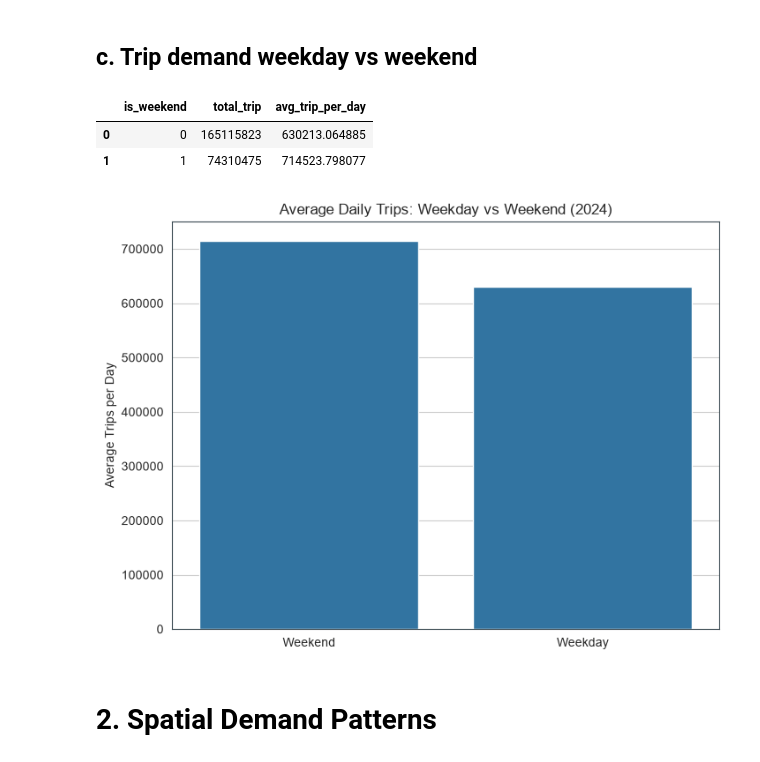
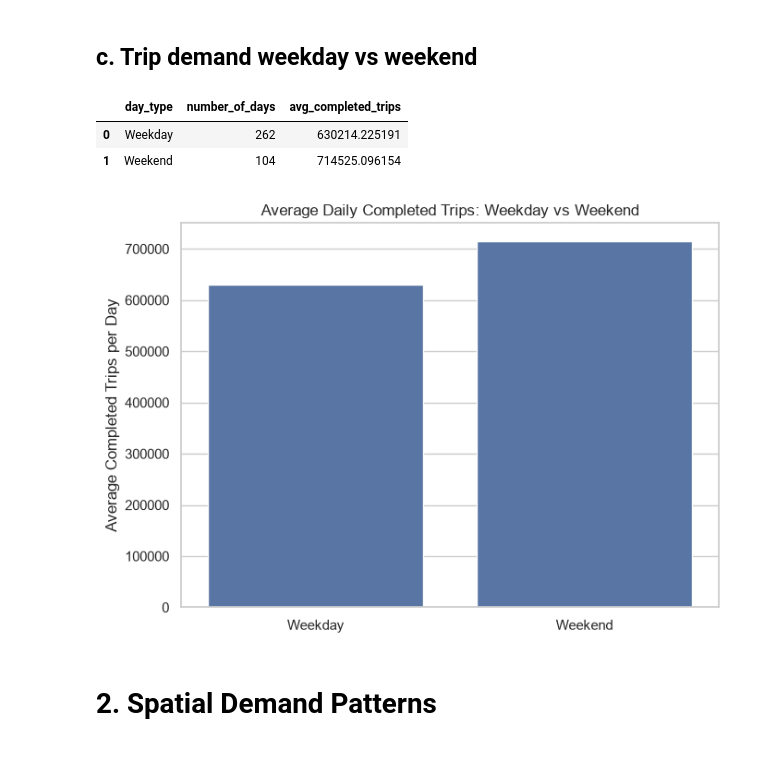
Before and after one commit to WendiOngki/ride-hailing-demand-fleet-allocation, a Jupyter notebook: notebooks/04_descriptive_and_proxy_analytics.ipynb, the cells around one changed output. Drawn from its saved outputs; the diff is of its cells as text; code cells hidden in the pictures.

```diff
--- a/notebooks/04_descriptive_and_proxy_analytics.ipynb
+++ b/notebooks/04_descriptive_and_proxy_analytics.ipynb
@@ -82,32 +173,50 @@ plt.show()
 # %% [markdown]
 ## c. Trip demand weekday vs weekend
 # %%
-df_weekend = con.execute("""
+df_day_type = con.execute("""
+    WITH daily_trips AS (
+        SELECT
+            CAST(pickup_datetime AS DATE) AS trip_date,
+            CASE
+                WHEN ISODOW(pickup_datetime) IN (6, 7)
+                THEN 'Weekend'
+                ELSE 'Weekday'
+            END AS day_type,
+            COUNT(*) AS completed_trips
+        FROM fact_trip
+        GROUP BY trip_date, day_type
+    )
+
     SELECT
-        t.is_weekend,
-        COUNT(*) AS total_trip,
-        COUNT(*) * 1.0 / COUNT(DISTINCT t.day_id) AS avg_trip_per_day
-    FROM fact_trip f
-    JOIN dim_time t ON DATE_TRUNC('hour', f.pickup_datetime) = t.time_id
-    GROUP BY t.is_weekend
+        day_type,
+        COUNT(*) AS number_of_days,
+        AVG(completed_trips) AS avg_completed_trips
+    FROM daily_trips
+    GROUP BY day_type
 """).df()
 
-df_weekend
+df_day_type
 # %% [output]
-|  | is_weekend | total_trip | avg_trip_per_day |
-| 0 | 0 | 165115823 | 630213.064885 |
-| 1 | 1 | 74310475 | 714523.798077 |
+|  | day_type | number_of_days | avg_completed_trips |
+| 0 | Weekday | 262 | 630214.225191 |
+| 1 | Weekend | 104 | 714525.096154 |
 # %%
-df_weekend['label'] = df_weekend['is_weekend'].map({0: 'Weekday', 1: 'Weekend'})
+plt.figure(figsize=(7, 5))
 
-plt.figure(figsize=(8, 6))
-sns.barplot(data=df_weekend, x='label', y='avg_trip_per_day')
-plt.title('Average Daily Trips: Weekday vs Weekend (2024)')
+sns.barplot(
+    data=df_day_type,
+    x='day_type',
+    y='avg_completed_trips',
+    order=['Weekday', 'Weekend']
+)
+
+plt.title('Average Daily Completed Trips: Weekday vs Weekend')
 plt.xlabel('')
-plt.ylabel('Average Trips per Day')
+plt.ylabel('Average Completed Trips per Day')
+plt.tight_layout()
 plt.show()
 # %% [output]
-[figure, old version]
+[figure, new version]
 # %% [markdown]
 # 2. Spatial Demand Patterns
 # %% [markdown]
```
Also changed, not shown: parts of 79 cells of this notebook, 13 other files.
